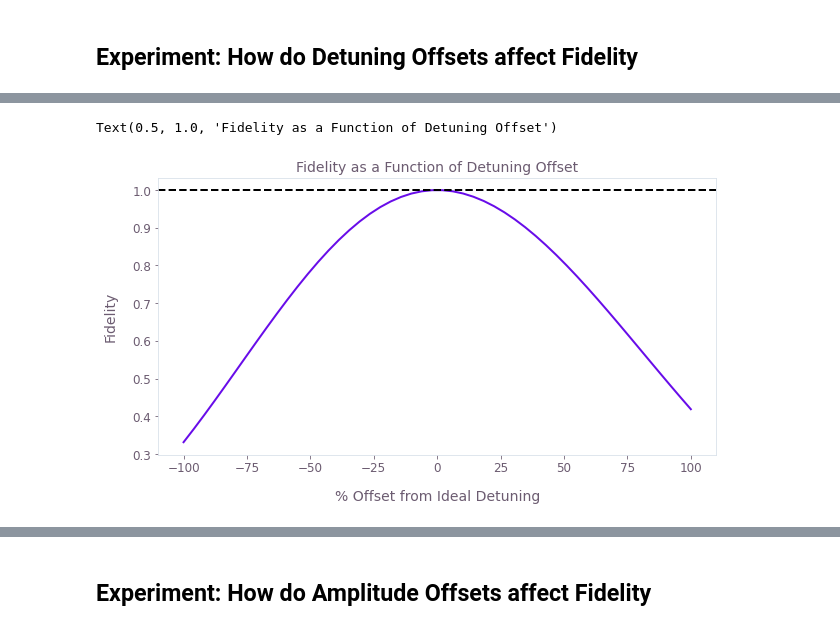
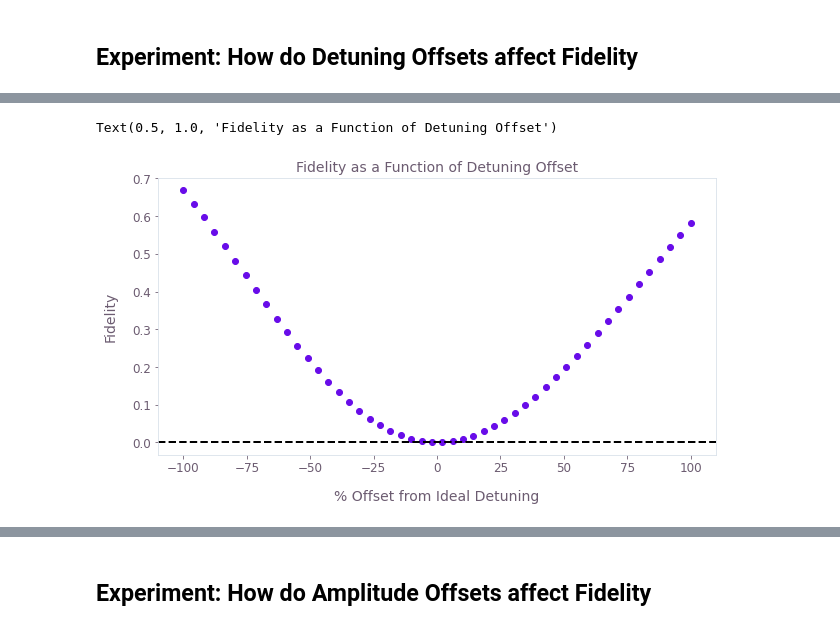
Before and after one commit to gianelgado12/EE522_AtomComputing, a Jupyter notebook: Simulations/LPgate_noise_attemp_luca.ipynb, the cells around one changed output, grey strips where cells are left out. Cells and saved outputs as stored; diff of their text form; code cells hidden in the pictures.

```diff
--- a/Simulations/LPgate_noise_attemp_luca.ipynb
+++ b/Simulations/LPgate_noise_attemp_luca.ipynb
@@ -141,5 +143,5 @@ def generate_detuning_fidelity(detuning_offsets):
     return infidelities_arr
 # %%
 # Defining Detuning offsets to test over -delta to delta
-detuning_offsets_coarse = np.linspace(-delta_val, delta_val, 50)
+detuning_offsets_coarse = np.linspace(-delta_val * 0.1, delta_val * 0.1, 51)
 infidelities_arr_detune_coarse = generate_detuning_fidelity(detuning_offsets_coarse)
@@ -146,10 +166,10 @@ infidelities_arr_detune_coarse = generate_detuning_fidelity(detuning_offsets_coa
 # %%
 # Plotting Results
-plt.plot(100 * detuning_offsets_coarse/delta_val, 1-infidelities_arr_detune_coarse)
+plt.scatter(100 * detuning_offsets_coarse/delta_val, infidelities_arr_detune_coarse)
 plt.xlabel("% Offset from Ideal Detuning")
 plt.ylabel("Fidelity")
-plt.axhline(1, color='black', linestyle='dashed')
+plt.axhline(0, color='black', linestyle='dashed')
 plt.title("Fidelity as a Function of Detuning Offset")
 # %% [output]
 Text(0.5, 1.0, 'Fidelity as a Function of Detuning Offset')
-[figure, old version]
+[figure, new version]
```
Also changed, not shown: parts of 8 cells of this notebook.
